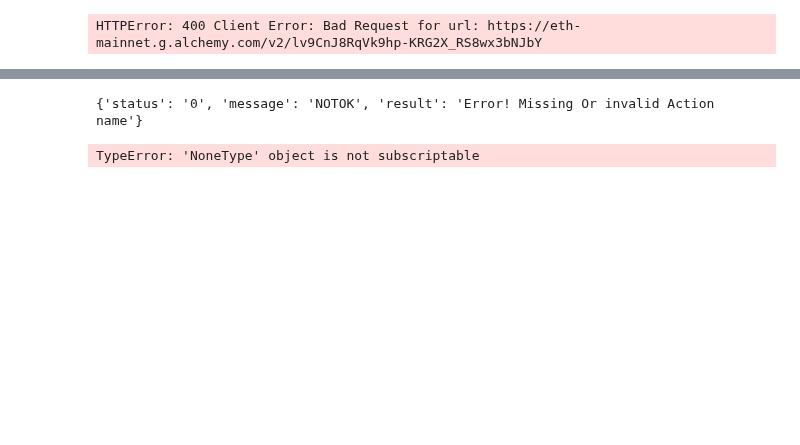
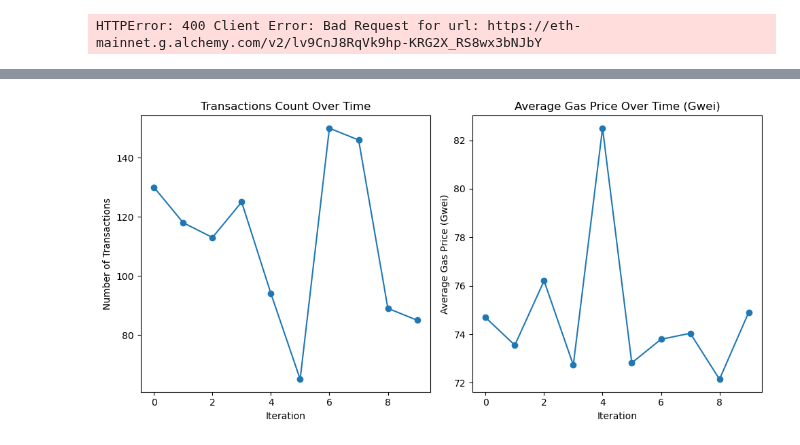
Before and after one commit to Armand-Morin/afp-berkeley-dynamic-fee-defi-amm, a Jupyter notebook: block_tx.ipynb, the cells around one changed output, grey strips where cells are left out. Cells and saved outputs as stored; diff of their text form; code cells hidden in the pictures; blank space fills up the shorter version.

```diff
--- a/block_tx.ipynb
+++ b/block_tx.ipynb
@@ -299,8 +175,60 @@ Error accessing txpool content: 400 Client Error: Bad Request for url: https://e
-# %%
-api_key = "P2CMWSQK6Y6KQS3J94MK4X965VTIPDPXKN"
-pending_transactions = get_pending_transactions(api_key)
-for txn in pending_transactions[:10]:  # Print first 10 transactions for example
-    print(f"Transaction Hash: {txn['hash']}, Gas Price: {txn['gasPrice']} Wei")
-# %% [output]
-{'status': '0', 'message': 'NOTOK', 'result': 'Error! Missing Or invalid Action name'}
-TypeError: 'NoneType' object is not subscriptable
+# %%
+import time
+import matplotlib.pyplot as plt
+from web3 import Web3
+
+provider_alchemy = "https://eth-mainnet.g.alchemy.com/v2/lv9CnJ8RqVk9hp-KRG2X_RS8wx3bNJbY"
+web3 = Web3(Web3.HTTPProvider(provider_alchemy))
+
+def fetch_new_transactions(previous_transactions):
+    """Fetch new transactions within a given interval."""
+    current_block = web3.eth.get_block('pending', full_transactions=True)
+    current_transactions = current_block['transactions']
+    new_transactions = [tx for tx in current_transactions if tx.hash not in previous_transactions]
+    return new_transactions, current_transactions
+
+def analyze_transactions(interval=60, iterations=10):
+    """Analyze transactions over specified intervals and iterations."""
+    transaction_counts = []
+    average_gas_prices = []
+    previous_transactions = set()
+
+    for _ in range(iterations):
+        start_time = time.time()
+
+        new_transactions, current_transactions = fetch_new_transactions(previous_transactions)
+        previous_transactions = {tx.hash for tx in current_transactions}
+
+        if new_transactions:
+            gas_prices = [tx.gasPrice for tx in new_transactions]
+            avg_gas_price = sum(gas_prices) / len(gas_prices)
+        else:
+            avg_gas_price = 0
+
+        transaction_counts.append(len(new_transactions))
+        average_gas_prices.append(avg_gas_price)
+
+        time_to_wait = interval - (time.time() - start_time)
+        if time_to_wait > 0:
+            time.sleep(time_to_wait)
+
+    plt.figure(figsize=(10, 5))
+    plt.subplot(1, 2, 1)
+    plt.plot(range(iterations), transaction_counts, marker='o')
+    plt.title('Transactions Count Over Time')
+    plt.xlabel('Iteration')
+    plt.ylabel('Number of Transactions')
+
+    plt.subplot(1, 2, 2)
+    plt.plot(range(iterations), [price / 1e9 for price in average_gas_prices], marker='o')  # Convert Wei to Gwei
+    plt.title('Average Gas Price Over Time (Gwei)')
+    plt.xlabel('Iteration')
+    plt.ylabel('Average Gas Price (Gwei)')
+
+    plt.tight_layout()
+    plt.show()
+
+# Example usage
+analyze_transactions(interval=10, iterations=10)
+# %% [output]
+[figure, added]
```
Also changed, not shown: parts of 15 cells of this notebook, 2 other files.
